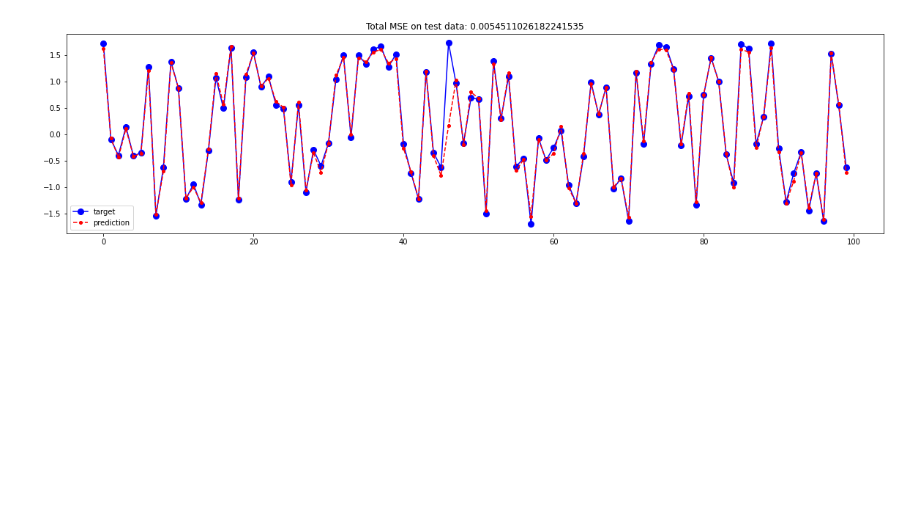
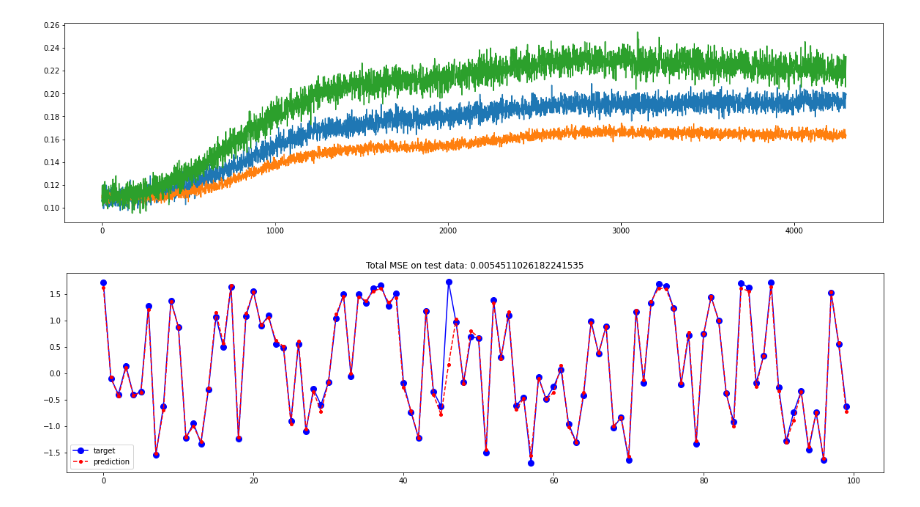
Before and after one commit to Haakooto/CS282_final_project, a Jupyter notebook: CloneClown/TheClownKing.ipynb, the cells around one changed output. Saved outputs shown, nothing was run; the diff lists cells and outputs as text; code cells hidden in the pictures; blank space fills up the shorter version.

```diff
--- a/CloneClown/TheClownKing.ipynb
+++ b/CloneClown/TheClownKing.ipynb
@@ -135,3 +147,10 @@ std std: 2.181231
+# %%
+for layer in net.layers:
+    if hasattr(layer, "history"):
+        plt.plot(layer.history["std"])
+plt.show()
+# %% [output]
+[figure, added]
 # %%
 train_model_freq(model=fet, optimer=foptimizer, train=train_loader, device=device, epochs=10)
 # %%
```
Also changed, not shown: parts of 6 cells of this notebook, 3 other files.
